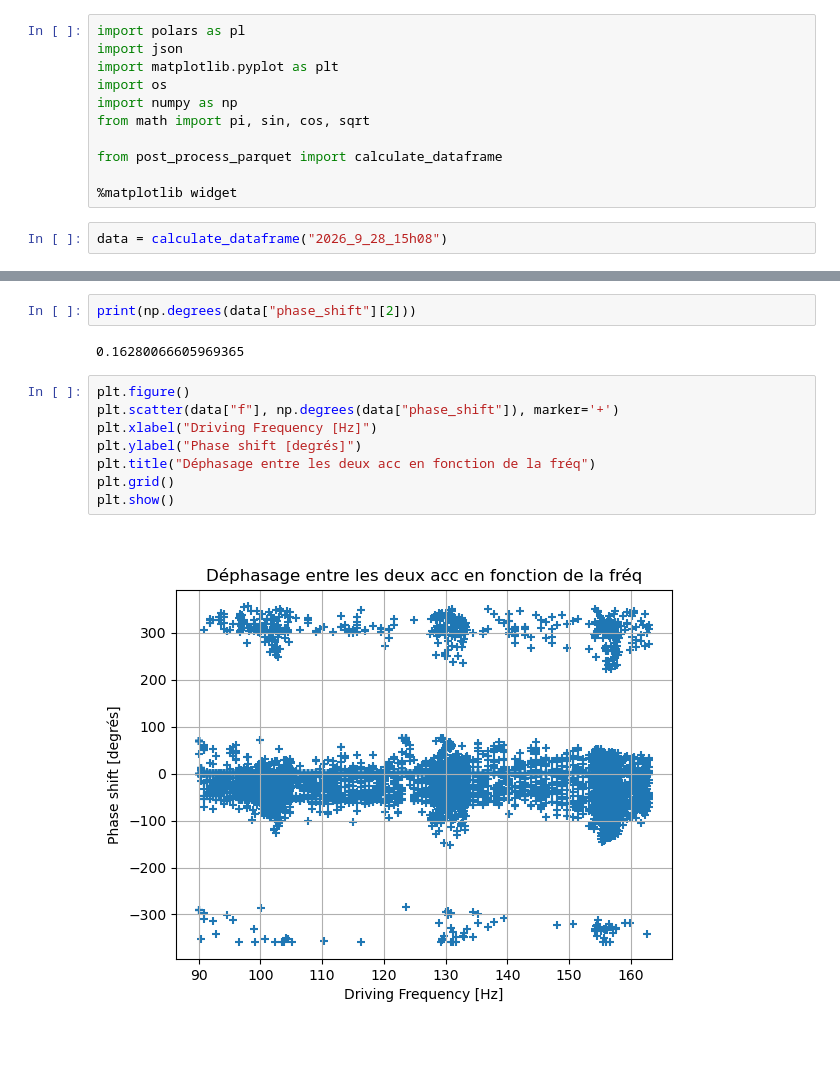
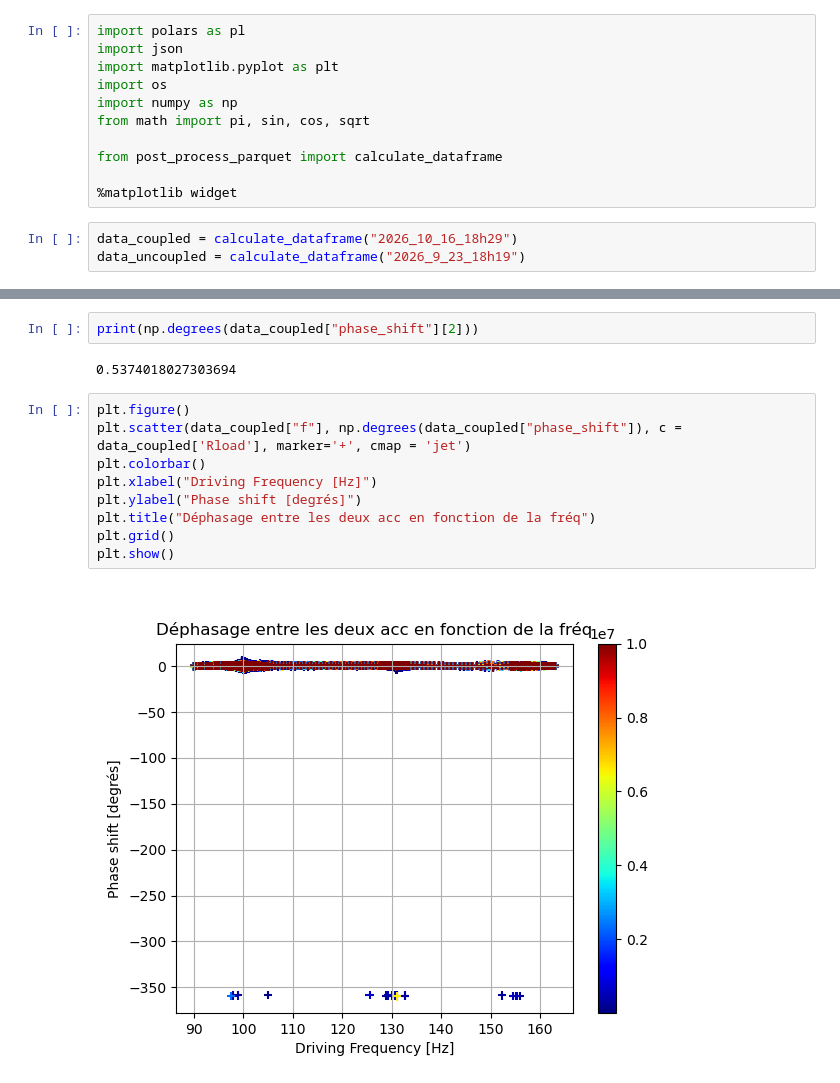
Before and after one commit to SalsyUniate/LinearManipsData, a Jupyter notebook: post_process.ipynb, the cells around one changed output, grey strips where cells are left out. Drawn from its saved outputs; the diff is of its cells as text; blank space fills up the shorter version.

```diff
--- a/post_process.ipynb
+++ b/post_process.ipynb
@@ -10,5 +10,6 @@ from post_process_parquet import calculate_dataframe
 
 %matplotlib widget
 # %%
-data = calculate_dataframe("2026_9_28_15h08")
+data_coupled = calculate_dataframe("2026_10_16_18h29")
+data_uncoupled = calculate_dataframe("2026_9_23_18h19")
 # %%
@@ -71,14 +108,15 @@ plt.show()
 # %%
-print(np.degrees(data["phase_shift"][2]))
+print(np.degrees(data_coupled["phase_shift"][2]))
 # %% [output]
-0.16280066605969365
+0.5374018027303694
 # %%
 plt.figure()
-plt.scatter(data["f"], np.degrees(data["phase_shift"]), marker='+')
+plt.scatter(data_coupled["f"], np.degrees(data_coupled["phase_shift"]), c = data_coupled['Rload'], marker='+', cmap = 'jet')
+plt.colorbar()
 plt.xlabel("Driving Frequency [Hz]")
 plt.ylabel("Phase shift [degrés]")
 plt.title("Déphasage entre les deux acc en fonction de la fréq")
 plt.grid()
 plt.show()
 # %% [output]
-[figure, old version]
+[figure, new version]
```
Also changed, not shown: parts of 7 cells of this notebook, 6 other files.
